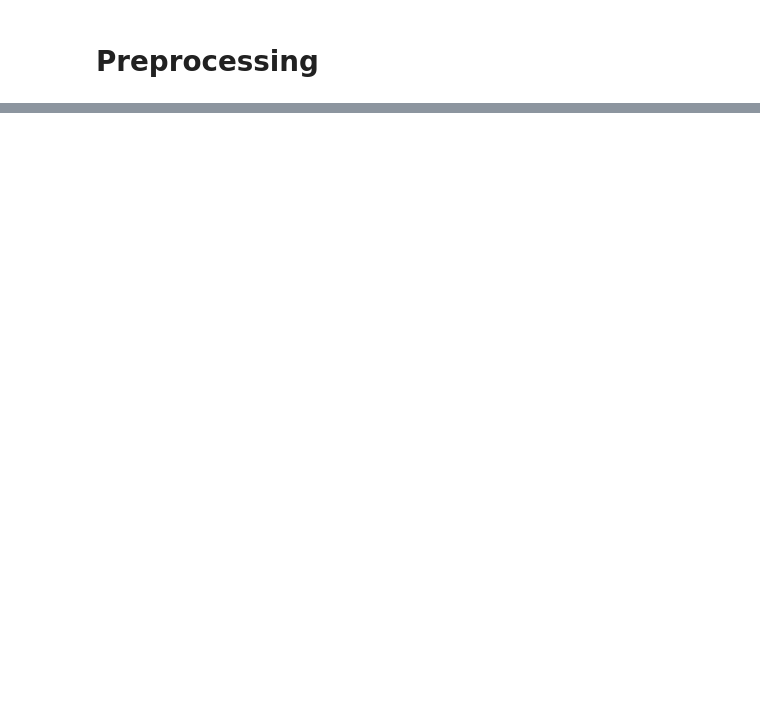
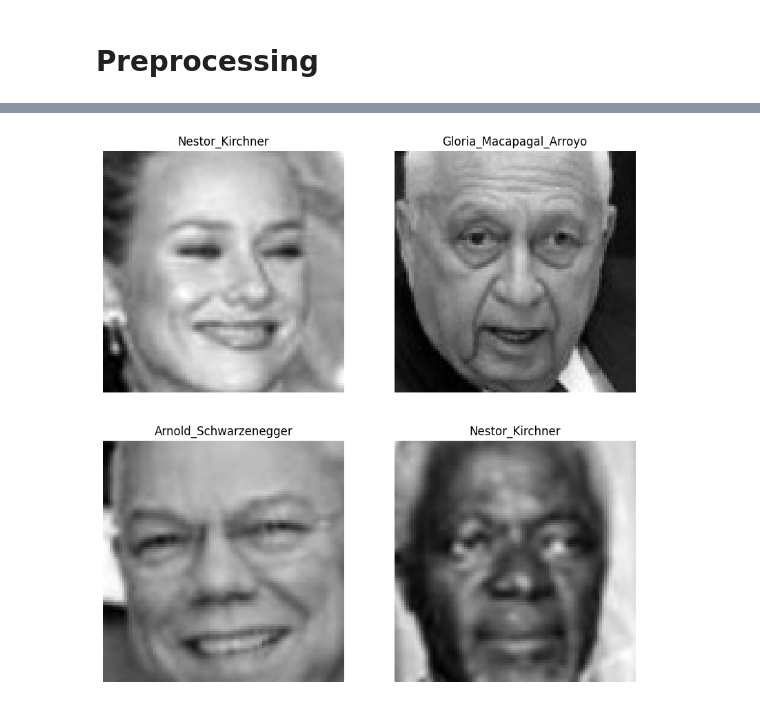
Before and after one commit to kimhonggithub/Project-Face-Regonition, a Jupyter notebook: face_recognition.ipynb, the cells around one changed output, grey strips where cells are left out. Drawn from its saved outputs; the diff is of its cells as text; code cells hidden in the pictures; blank space fills up the shorter version.

```diff
--- a/face_recognition.ipynb
+++ b/face_recognition.ipynb
@@ -365,0 +363,8 @@ for path in dataset['path'][:5]:
+# %%
+def gray_scale(images):
+    gray_images = [cv2.cvtColor(image, cv2.COLOR_RGB2GRAY) for image in images]
+    return np.array(gray_images)
+gray_images = gray_scale(resized_image)
+display_random_images(gray_images, dataset['target'], 2, 2, cmap='gray')
+# %% [output]
+[figure, added]
```
Also changed, not shown: parts of 76 cells of this notebook, 1 other file.
